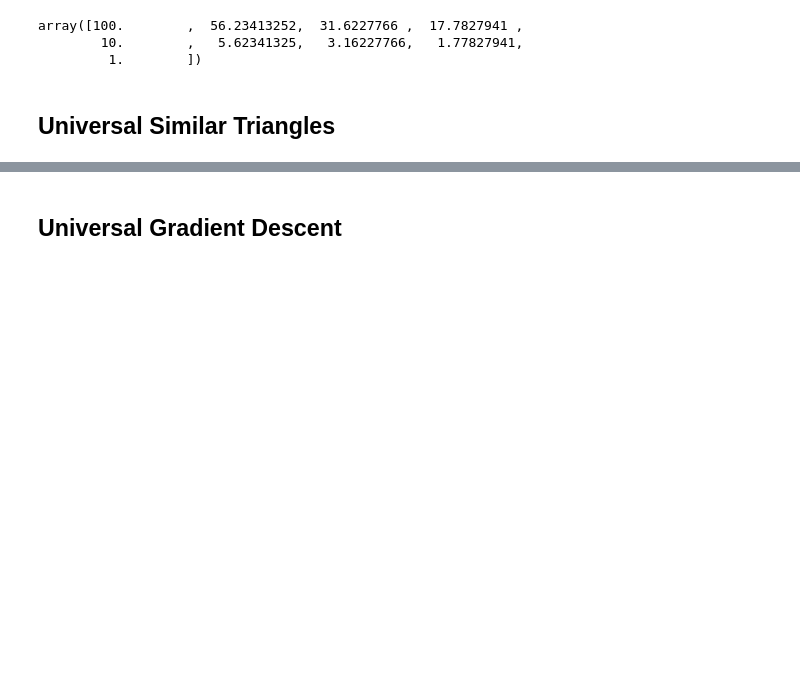
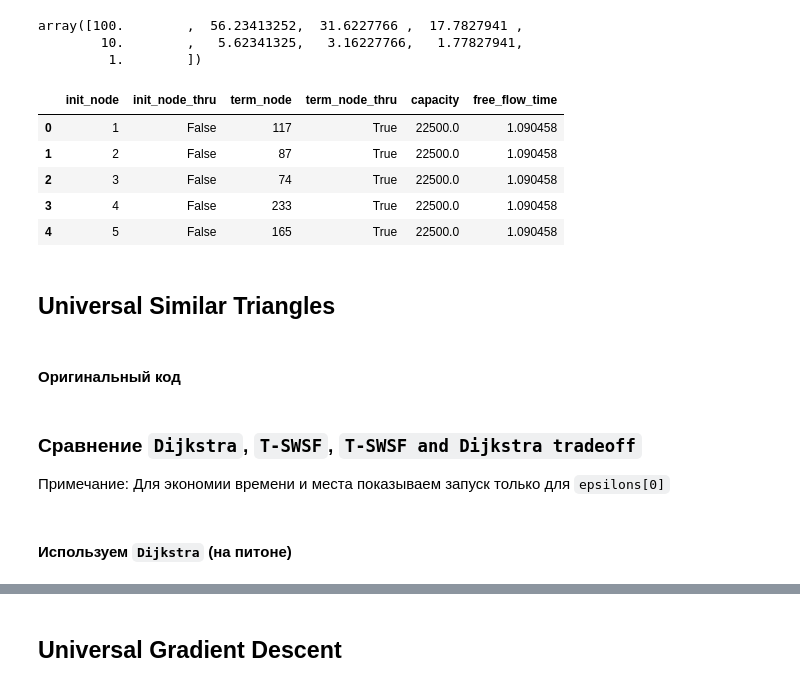
Before and after one commit to PetrMokrov/TransportNet, a Jupyter notebook: Stable Dynamic & Beckman/Anaheim_Stable_Dynamics_Experiments.ipynb, the cells around one changed output, grey strips where cells are left out. Cells and saved outputs as stored; diff of their text form; code cells hidden in the pictures; blank space fills up the shorter version.

```diff
--- a/Stable Dynamic & Beckman/Anaheim_Stable_Dynamics_Experiments.ipynb
+++ b/Stable Dynamic & Beckman/Anaheim_Stable_Dynamics_Experiments.ipynb
@@ -151,7 +112,0 @@ Flow excess = 0.007570370370369561
-# %%
-alpha = 0.75
-graph_data['graph_table']['capacity'] = init_capacities * alpha
-model = md.Model(graph_data, graph_correspondences,
-                 total_od_flow, mu = 0, sp_recompute='sparse_t_swsf')
-
-graph_data['graph_table'].head()
@@ -205,7 +112,0 @@ Flow excess = 0.007570370370369561
-# %%
-alpha = 0.75
-graph_data['graph_table']['capacity'] = init_capacities * alpha
-model = md.Model(graph_data, graph_correspondences,
-                 total_od_flow, mu = 0, sp_recompute='sparse_t_swsf_tradeoff')
-
-graph_data['graph_table'].head()
@@ -278,10 +126,19 @@ array([100.        ,  56.23413252,  31.6227766 ,  17.7827941 ,
         10.        ,   5.62341325,   3.16227766,   1.77827941,
          1.        ])
 # %%
-# graph_data['graph_table']['capacity'] = init_capacities
-# model = md.Model(graph_data, graph_correspondences,
-#                  total_od_flow, mu = 0)
+graph_data['graph_table']['capacity'] = init_capacities
+model = md.Model(graph_data, graph_correspondences,
+                 total_od_flow, mu = 0)
 
-# graph_data['graph_table'].head()
+graph_data['graph_table'].head()
+# %% [output]
+|  | init_node | init_node_thru | term_node | term_node_thru | capacity | free_flow_time |
+| 0 | 1 | False | 117 | True | 22500.0 | 1.090458 |
+| 1 | 2 | False | 87 | True | 22500.0 | 1.090458 |
+| 2 | 3 | False | 74 | True | 22500.0 | 1.090458 |
+| 3 | 4 | False | 233 | True | 22500.0 | 1.090458 |
+| 4 | 5 | False | 165 | True | 22500.0 | 1.090458 |
 # %% [markdown]
 ## Universal Similar Triangles
+# %% [markdown]
+#### Оригинальный код
@@ -288,3 +165,9 @@ array([100.        ,  56.23413252,  31.6227766 ,  17.7827941 ,
+# %% [markdown]
+### Сравнение `Dijkstra`, `T-SWSF`, `T-SWSF and Dijkstra tradeoff`
+
+Примечание: Для экономии времени и места показываем запуск только для `epsilons[0]`
+# %% [markdown]
+#### Используем `Dijkstra` (на питоне)
 # %%
 model = md.Model(graph_data, graph_correspondences,
                  total_od_flow, mu = 0, sp_recompute='our_dijkstra')
```
Also changed, not shown: parts of 40 cells of this notebook, 25 other files.
